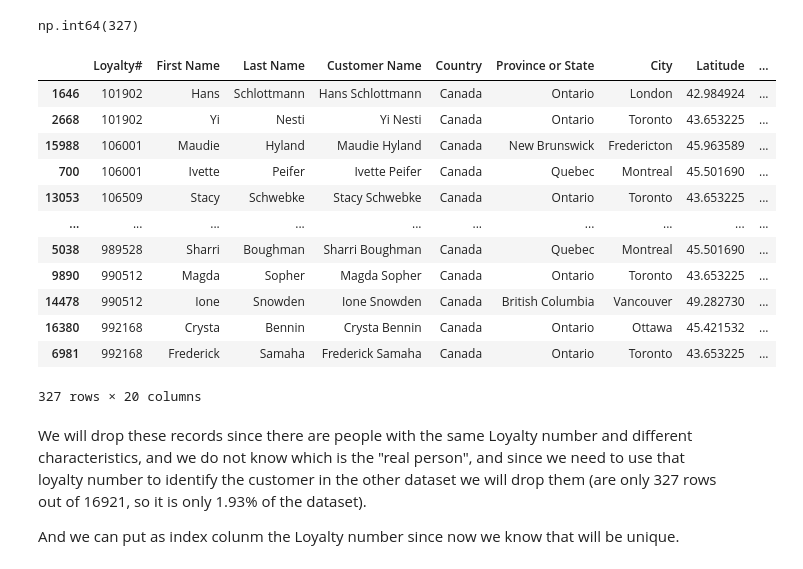
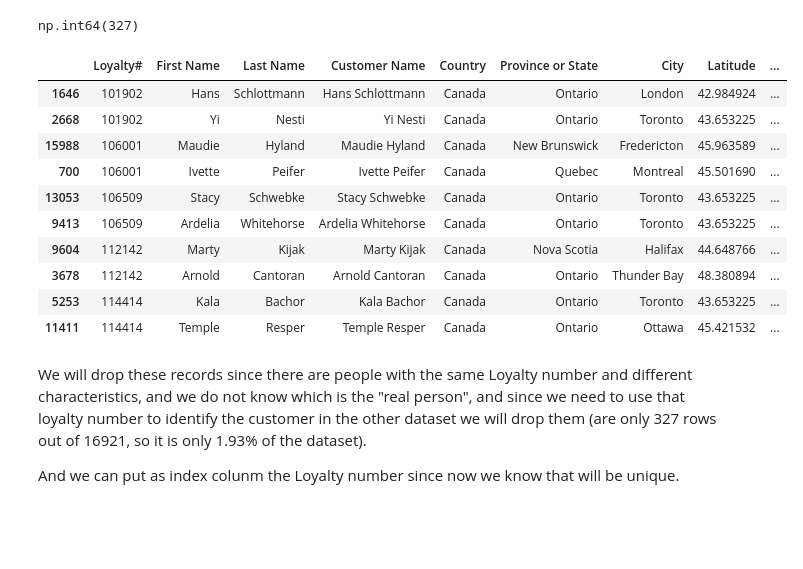
Before and after one commit to luisbdavila/Airline_Customer_Segmentation_DataMining_Project_Python, a Jupyter notebook: 1_Delivery/Code/EDA.ipynb, the cells around one changed output. Saved outputs shown, nothing was run; the diff lists cells and outputs as text; code cells hidden in the pictures; blank space fills up the shorter version.

```diff
--- a/1_Delivery/Code/EDA.ipynb
+++ b/1_Delivery/Code/EDA.ipynb
@@ -24,11 +28,8 @@ Veronica Mendes 20221944
 # %% [markdown]
 ## Imports
 # %%
-#imports
-#(create utils file for functions)
 import pandas as pd
 import numpy as np
-# Resto de imports (visualization, etc)
 import matplotlib.pyplot as plt
 import seaborn as sns
 from math import ceil
@@ -36,6 +37,7 @@ import warnings
 
 warnings.filterwarnings('ignore')
 pd.set_option('display.max_columns', None)
+pd.set_option('display.max_rows', None)
 
 sns.set_context("notebook")
 sns.set_style("ticks")
@@ -256,21 +258,19 @@ df_AIAI_Customers.duplicated(subset=['Loyalty#'], keep=False).sum()
 np.int64(327)
 # %%
 duplicates_loyalty_Customers_mask = df_AIAI_Customers.duplicated(subset=['Loyalty#'], keep=False)
-df_AIAI_Customers[duplicates_loyalty_Customers_mask].sort_values(['Loyalty#'])
+df_AIAI_Customers[duplicates_loyalty_Customers_mask].sort_values(['Loyalty#']).head(10)
 # %% [output]
 |  | Loyalty# | First Name | Last Name | Customer Name | Country | Province or State | City | Latitude | ... |
 | 1646 | 101902 | Hans | Schlottmann | Hans Schlottmann | Canada | Ontario | London | 42.984924 | ... |
 | 2668 | 101902 | Yi | Nesti | Yi Nesti | Canada | Ontario | Toronto | 43.653225 | ... |
 | 15988 | 106001 | Maudie | Hyland | Maudie Hyland | Canada | New Brunswick | Fredericton | 45.963589 | ... |
 | 700 | 106001 | Ivette | Peifer | Ivette Peifer | Canada | Quebec | Montreal | 45.501690 | ... |
 | 13053 | 106509 | Stacy | Schwebke | Stacy Schwebke | Canada | Ontario | Toronto | 43.653225 | ... |
-| ... | ... | ... | ... | ... | ... | ... | ... | ... | ... |
-| 5038 | 989528 | Sharri | Boughman | Sharri Boughman | Canada | Quebec | Montreal | 45.501690 | ... |
-| 9890 | 990512 | Magda | Sopher | Magda Sopher | Canada | Ontario | Toronto | 43.653225 | ... |
-| 14478 | 990512 | Ione | Snowden | Ione Snowden | Canada | British Columbia | Vancouver | 49.282730 | ... |
-| 16380 | 992168 | Crysta | Bennin | Crysta Bennin | Canada | Ontario | Ottawa | 45.421532 | ... |
-| 6981 | 992168 | Frederick | Samaha | Frederick Samaha | Canada | Ontario | Toronto | 43.653225 | ... |
+| 9413 | 106509 | Ardelia | Whitehorse | Ardelia Whitehorse | Canada | Ontario | Toronto | 43.653225 | ... |
+| 9604 | 112142 | Marty | Kijak | Marty Kijak | Canada | Nova Scotia | Halifax | 44.648766 | ... |
+| 3678 | 112142 | Arnold | Cantoran | Arnold Cantoran | Canada | Ontario | Thunder Bay | 48.380894 | ... |
+| 5253 | 114414 | Kala | Bachor | Kala Bachor | Canada | Ontario | Toronto | 43.653225 | ... |
+| 11411 | 114414 | Temple | Resper | Temple Resper | Canada | Ontario | Ottawa | 45.421532 | ... |
-327 rows × 20 columns
 # %% [markdown]
 We will drop these records since there are people with the same Loyalty number and different characteristics, and we do not know which is the "real person", and since we need to use that loyalty number to identify the customer in the other dataset we will drop them (are only 327 rows out of 16921, so it is only 1.93% of the dataset).
 
```
Also changed, not shown: parts of 11 cells of this notebook, 1 other file.
